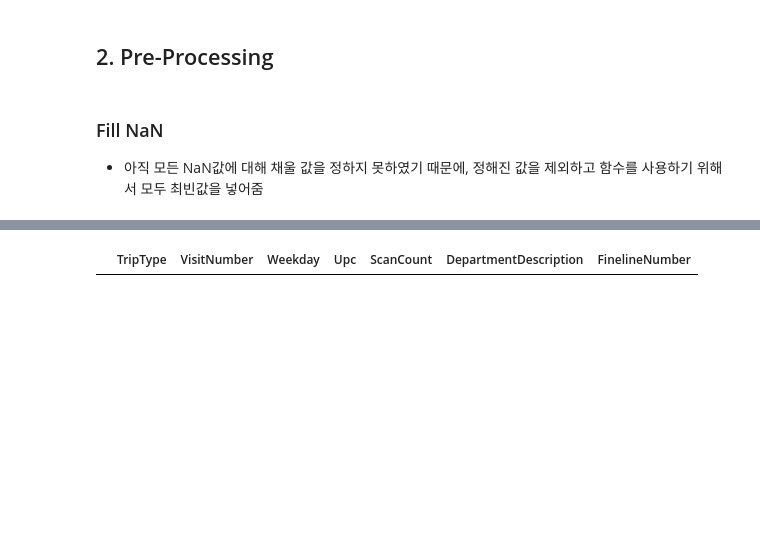
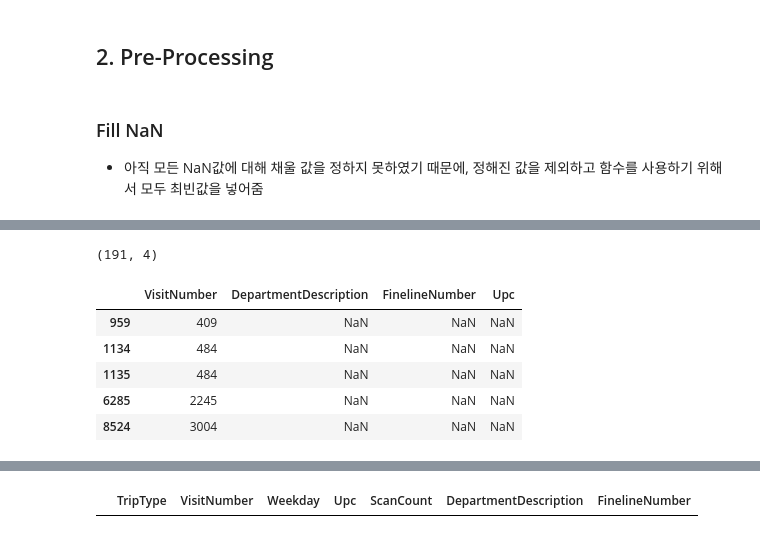
Before and after one commit to daesookimds/Kaggle, a Jupyter notebook: Walmart_TripType_Classification/Walmart_Preprocessing.ipynb, the cells around one changed output, grey strips where cells are left out. Cells and saved outputs as stored; diff of their text form; code cells hidden in the pictures; blank space fills up the shorter version.

```diff
--- a/Walmart_TripType_Classification/Walmart_Preprocessing.ipynb
+++ b/Walmart_TripType_Classification/Walmart_Preprocessing.ipynb
@@ -52,0 +125,6 @@ test.head()
+# %%
+FN_VN_list = train[train["FinelineNumber"].isna()]["VisitNumber"].unique()
+# %%
+for loc in FN_VN_list: # if: 특정 VisitNumber 따른 FinelineNumber 값이 모두 비어있는 경우 제외
+    if len(train[train["VisitNumber"] == loc]["FinelineNumber"].value_counts().index) != 0:
+        train.loc[(train["VisitNumber"] == loc)&(train["FinelineNumber"].isna()), "FinelineNumber"] = train[train["VisitNumber"] == loc]["FinelineNumber"].value_counts().index[0]
@@ -52,0 +157,6 @@ test.head()
+# %%
+Upc_VN_list = train[train["Upc"].isna()]["VisitNumber"].unique()
+# %%
+for loc in Upc_VN_list: # if: 특정 VisitNumber 따른 Upc 값이 모두 비어있는 경우 제외
+    if len(train[train["VisitNumber"] == loc]["Upc"].value_counts().index) != 0:
+        train.loc[(train["VisitNumber"] == loc)&(train["Upc"].isna()), "Upc"] = train[train["VisitNumber"] == loc]["Upc"].value_counts().index[0]
@@ -53,3 +179,16 @@ test.head()
+# %%
+empty_df = train[(train["DepartmentDescription"].isna())&(train["DepartmentDescription"].isna())&(train["DepartmentDescription"].isna())][["VisitNumber", "DepartmentDescription", "FinelineNumber", "Upc"]]
+
+print(empty_df.shape)
+empty_df.head()
+# %% [output]
+(191, 4)
+|  | VisitNumber | DepartmentDescription | FinelineNumber | Upc |
+| 959 | 409 | NaN | NaN | NaN |
+| 1134 | 484 | NaN | NaN | NaN |
+| 1135 | 484 | NaN | NaN | NaN |
+| 6285 | 2245 | NaN | NaN | NaN |
+| 8524 | 3004 | NaN | NaN | NaN |
 # %%
 train["DepartmentDescription"].value_counts().head(1)
 # %% [output]
```
Also changed, not shown: parts of 20 cells of this notebook.
